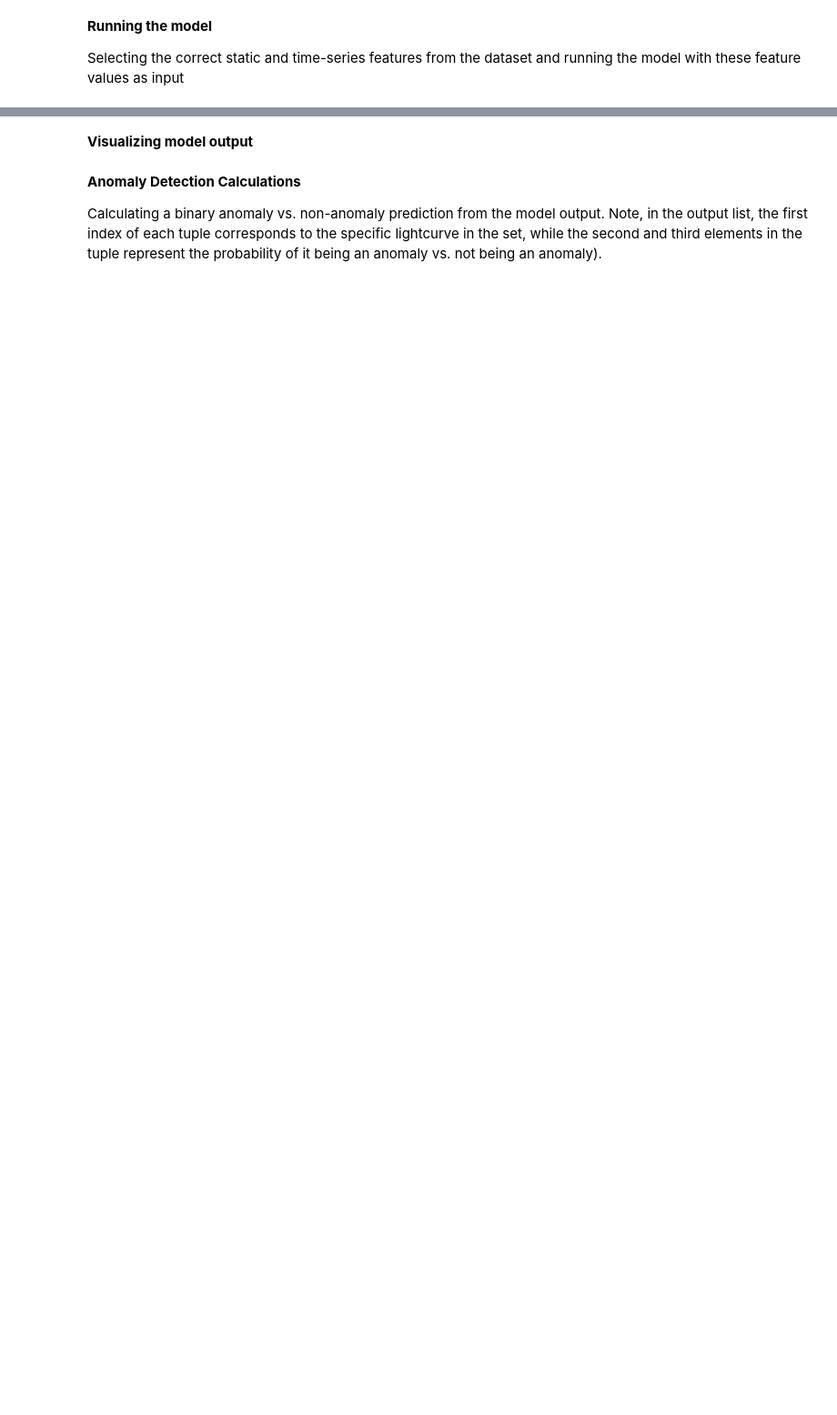
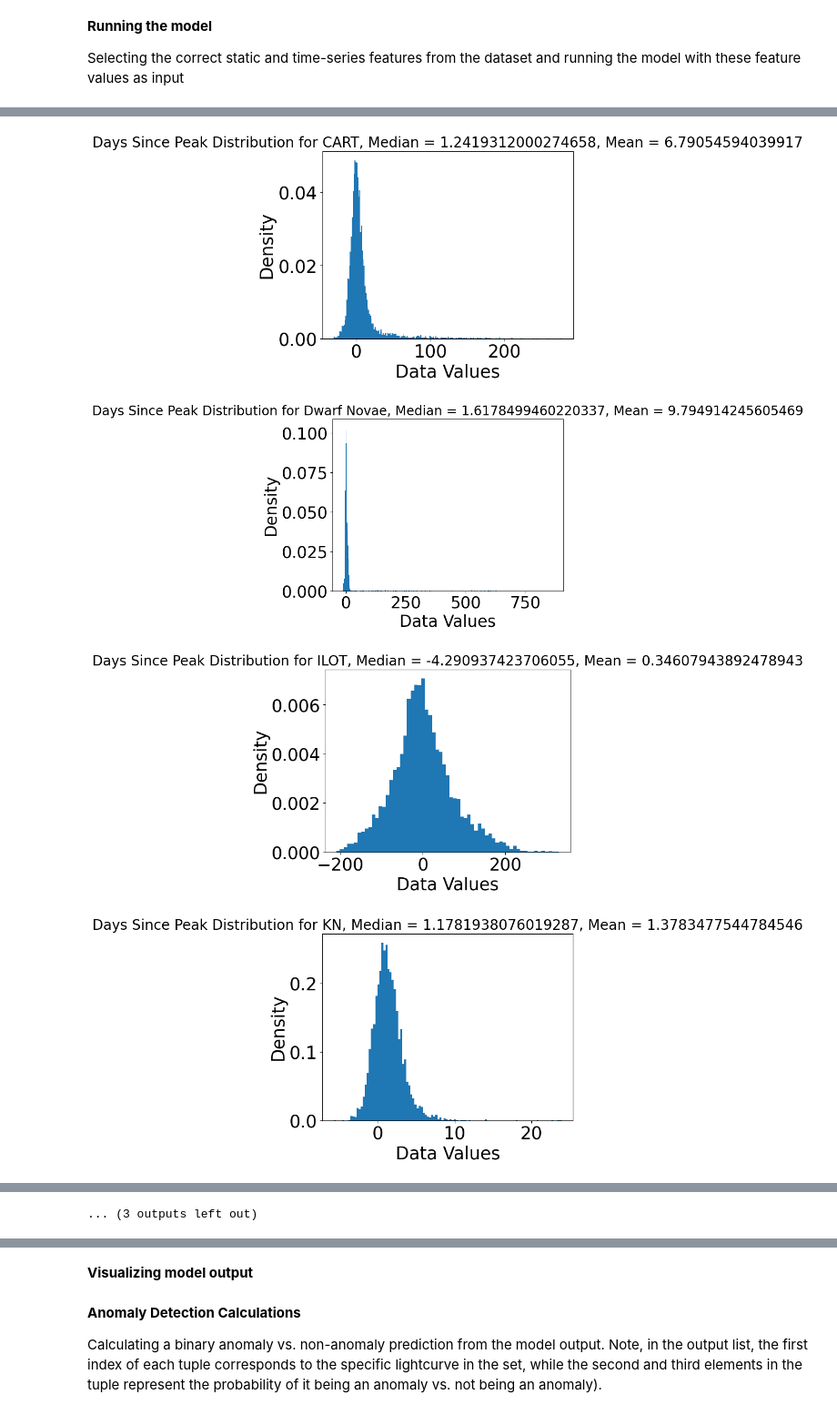
Before and after one commit to arjunchainani/ELAsTiCC-Classification, a Jupyter notebook: AnomalyDetection.ipynb, the cells around one changed output, grey strips where cells are left out. Shown: that part at 91% size. Cells and saved outputs as stored; diff of their text form; code cells hidden in the pictures; blank space fills up the shorter version.

```diff
--- a/AnomalyDetection.ipynb
+++ b/AnomalyDetection.ipynb
@@ -521,3 +477,4 @@ X_ts = load(f"{"pickles"}/x_ts.pkl")
 X_static = load(f"{"pickles"}/x_static.pkl")
 Y = load(f"{"pickles"}/y.pkl")
 astrophysical_classes = load(f"{"pickles"}/a_labels.pkl")
+peakmjds = load('pickles/peakmjds.pkl')
@@ -523,0 +483,2 @@ astrophysical_classes = load(f"{"pickles"}/a_labels.pkl")
+# %%
+unscaled_X_ts = load('pickles/unscaled_x_ts.pkl')
@@ -1286,3 +1272,5 @@ def predict_partial_lc(model, tree, model_dir, X_ts, X_static, Y, astrophysical_
         all_r_bands.append(r_bands)
 
     return predicted_class, anomaly_percentages, all_r_bands
+# %%
+unscaled_X_ts = unscaled_X_ts1 + unscaled_X_ts2
@@ -1288,0 +1281,34 @@ def predict_partial_lc(model, tree, model_dir, X_ts, X_static, Y, astrophysical_
+# %%
+days = 1
+augmented, days_since_peak = get_ts_upto_days_since_trigger_with_peakmjd(X_ts, unscaled_X_ts, peakmjds, days, astrophysical_classes)
+# times = X_ts[0]['scaled_time_since_first_obs'].to_numpy()
+# times * 100
+# %%
+def calc_average_days_since_peak(days_since_peak, astrophysical_classes, info=False):
+    days_since_peak = np.array(days_since_peak)
+    averages = np.array([])
+
+    for class_name in np.unique(astrophysical_classes):
+        if class_name != 'AGN' and class_name != 'Cepheid' and class_name != 'EB' and class_name != 'RR Lyrae' and class_name != 'Delta Scuti':
+            idxs = np.where(days_since_peak[:, 1] == class_name)
+            days = np.squeeze(days_since_peak[idxs, 0].astype(np.float32))
+            average = np.sum(days) / days.shape[0]
+
+            if info:
+                plt.hist(days, bins='auto', density=True)
+                plt.xlabel("Data Values")
+                plt.ylabel("Density")
+                plt.title(f"Days Since Peak Distribution for {class_name}, Median = {np.median(days)}, Mean = {np.mean(days)}", fontsize=20)
+                plt.show()
+
+            # print(average)
+            averages = np.append(averages, (class_name, average))
+
+    return averages
+
+calc_average_days_since_peak(days_since_peak, astrophysical_classes, info=True)
+# %% [output]
+[figure, added]
+[figure, added]
+[figure, added]
+[figure, added]
@@ -1288,0 +1323 @@ def predict_partial_lc(model, tree, model_dir, X_ts, X_static, Y, astrophysical_
+... (3 outputs left out)
```
Also changed, not shown: parts of 43 cells of this notebook, 2 other files.
